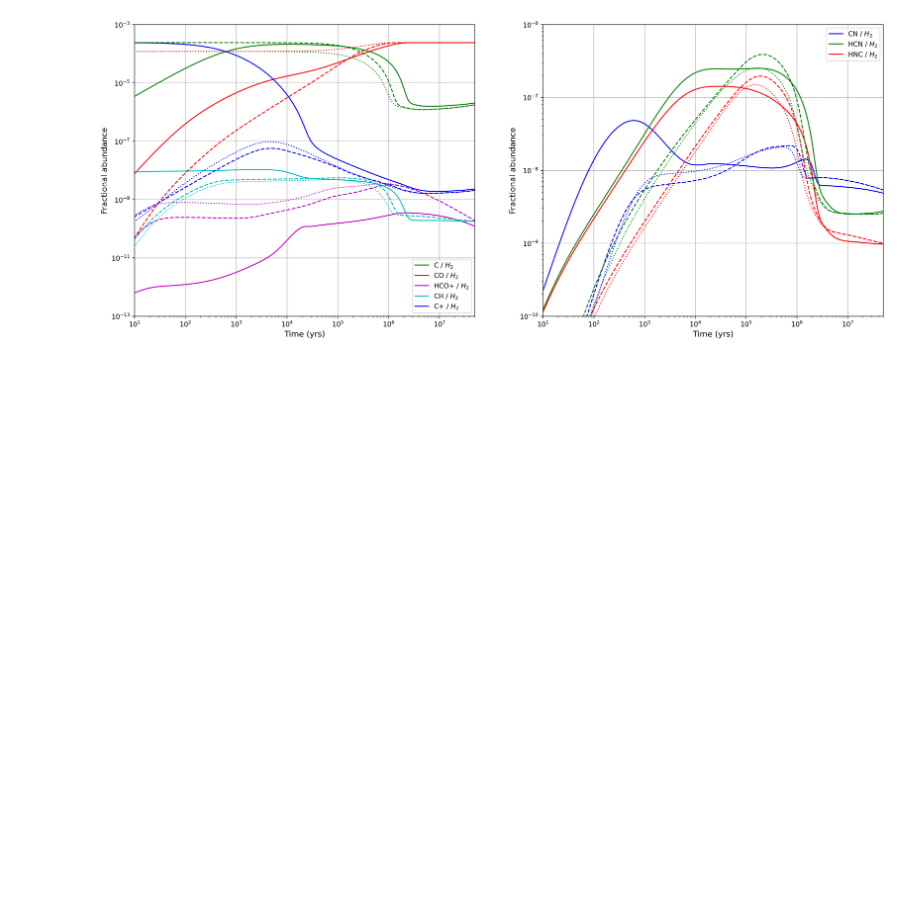
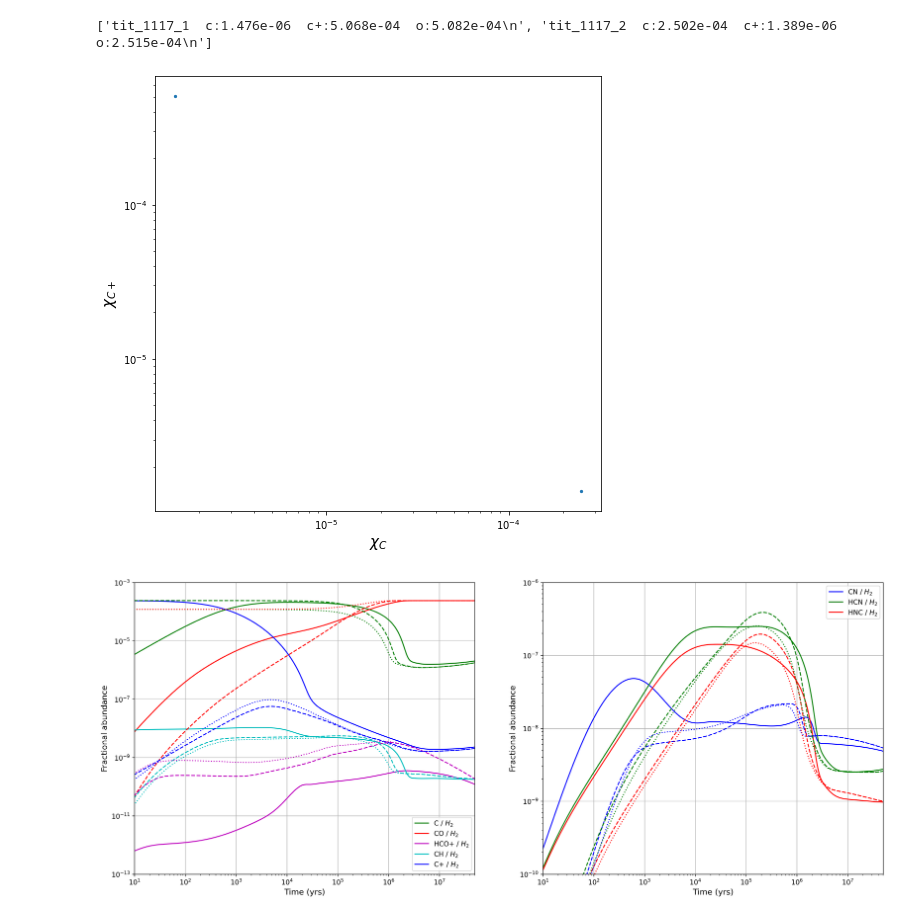
Before and after one commit to PaipaPsyche/ReducingChemicalNetworks_LIU2021, a Jupyter notebook: DataExploration.ipynb, the cells around one changed output. Saved outputs shown, nothing was run; the diff lists cells and outputs as text; code cells hidden in the pictures; blank space fills up the shorter version.

```diff
--- a/DataExploration.ipynb
+++ b/DataExploration.ipynb
@@ -75,5 +75,33 @@ def get_log_values(logpath,to_text = False):
 
 
     return ans
+# %%
+def plot_info(path_info,path_img):
+    lines =[]
+    with open(path_info,"r") as f:
+        lines = f.readlines()
+
+    lines = [l for  l in lines if not l.startswith("#")]
+    print(lines)
+    lines = [l.split()[1:] for l in lines]
+    x,y = np.array([[float(l[0].split(":")[1]),float(l[1].split(":")[1])] for l in lines]).T
+
+
+    #PLOTTING
+    plt.figure(figsize=(8,8))
+    plt.scatter(x,y,s=5)
+    plt.xlabel("$\chi_C$",fontsize=15)
+    plt.ylabel("$\chi_{C+}$",fontsize=15)
+    plt.xscale("log")
+    plt.yscale("log")
+    plt.savefig(path_img,bbox_inches="tight")
+
+    return x,y
+
+
+x,y=plot_info("CHIMES_0.6/Out/tit_1117/tit_1117.info","")
+# %% [output]
+['tit_1117_1  c:1.476e-06  c+:5.068e-04  o:5.082e-04\n', 'tit_1117_2  c:2.502e-04  c+:1.389e-06  o:2.515e-04\n']
+[figure, added]
 # %%
 pref = "CHIMES_0.6/Out/"
```
Also changed, not shown: parts of 7 cells of this notebook, 1 other file.
